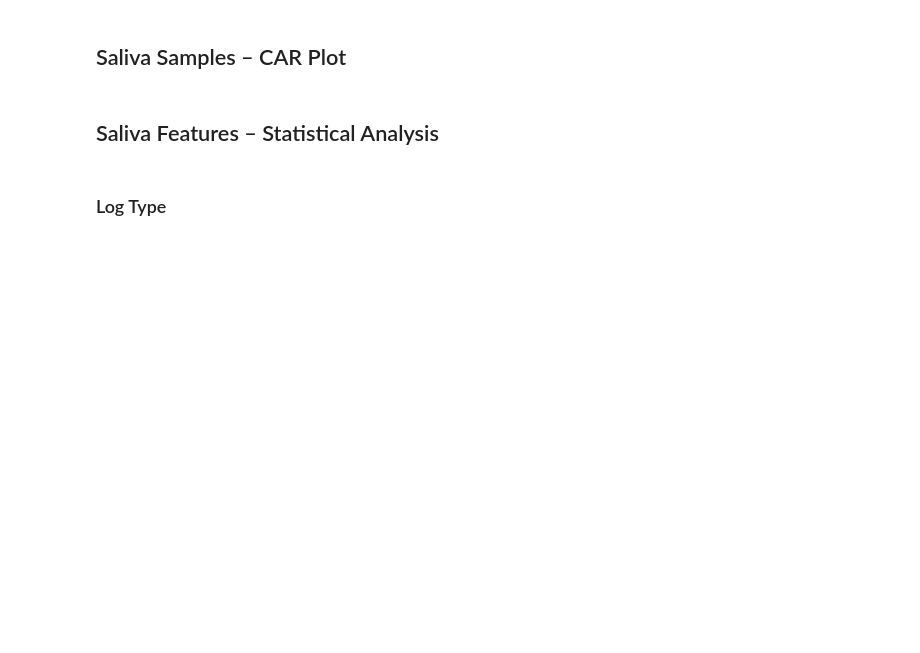
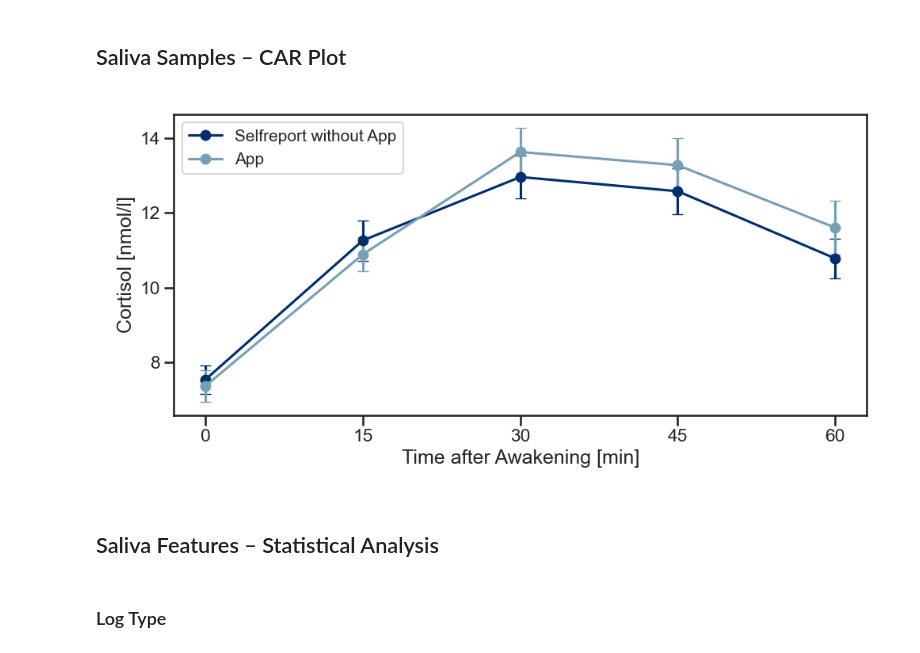
Before and after one commit to mad-lab-fau/carwatch-analysis, a Jupyter notebook: experiments/2022_car_sampling_pnec/notebooks/analysis/Cortisol_Analysis.ipynb, the cells around one changed output. Saved outputs shown, nothing was run; the diff lists cells and outputs as text; code cells hidden in the pictures; blank space fills up the shorter version.

```diff
--- a/experiments/2022_car_sampling_pnec/notebooks/analysis/Cortisol_Analysis.ipynb
+++ b/experiments/2022_car_sampling_pnec/notebooks/analysis/Cortisol_Analysis.ipynb
@@ -73,14 +100,21 @@ cort_features.head()
 # %%
-conditions = ["Spontaneous", "Known Alarm", "Unknown Alarm"]
 # Don't consider IMU and IMU_App because the cortisol features are the same as
 # Selfreport and App since only the wake onset differs, but not the sampling times
-log_types = ["Naive", "Selfreport", "App"]
-log_types_full = ["Naive", "Selfreport", "App", "Sensor_Selfreport", "Sensor_App"]
+log_types_fine = [
+    "Naive",
+    "Selfreport without App",
+    "Selfreport with App",
+    "App",
+    "Sensor + Selfreport without App",
+    "Sensor + Selfreport with App",
+    "Sensor + App",
+]
+log_types_coarse = ["Naive", "Selfreport", "App", "Sensor + Selfreport", "Sensor + App"]
 delay_groups = ["None", "Short", "Moderate", "High"]
 # %% [markdown]
 ## Data Selection
 # %% [markdown]
 ### Cortisol Samples
 # %%
-cort_samples = multi_xs(cort_samples, log_types_full, level="log_type")
+cort_samples = multi_xs(cort_samples, log_types_fine, level="log_type")
 cort_samples.head()
@@ -94,23 +144,25 @@ cort_features_analysis.head()
 # %% [markdown]
 ## Saliva Samples – CAR Plot
 # %%
+log_types = ["Selfreport without App", "App"]
+
+data_plot = cort_samples.reindex(log_types, level="log_type")
+
 car = bp.protocols.CAR()
-car.add_saliva_data(
-    saliva_data=cort_samples.drop("Naive", level="log_type"),
-    saliva_type="cortisol",
-    sample_times=[0, 15, 30, 45, 60]
-)
+car.add_saliva_data(saliva_data=data_plot, saliva_type="cortisol", sample_times=[0, 15, 30, 45, 60])
 # %%
 fig, ax = plt.subplots()
 
 car.car_saliva_plot(
     saliva_type="cortisol",
     hue="log_type",
     style="log_type",
-    #linestyle=["-", "--", "-.", ":"],
-    #marker=["o", "P", "v", "s"],
+    # linestyle=["-", "--", "-.", ":"],
+    # marker=["o", "P", "v", "s"],
     ax=ax,
-    hue_order=log_types_full[1:],
-    x_offset=0.0
+    hue_order=log_types,
+    x_offset=0.0,
 )
 fig.tight_layout()
+# %% [output]
+[figure, added]
```
Also changed, not shown: parts of 31 cells of this notebook, 45 other files.
